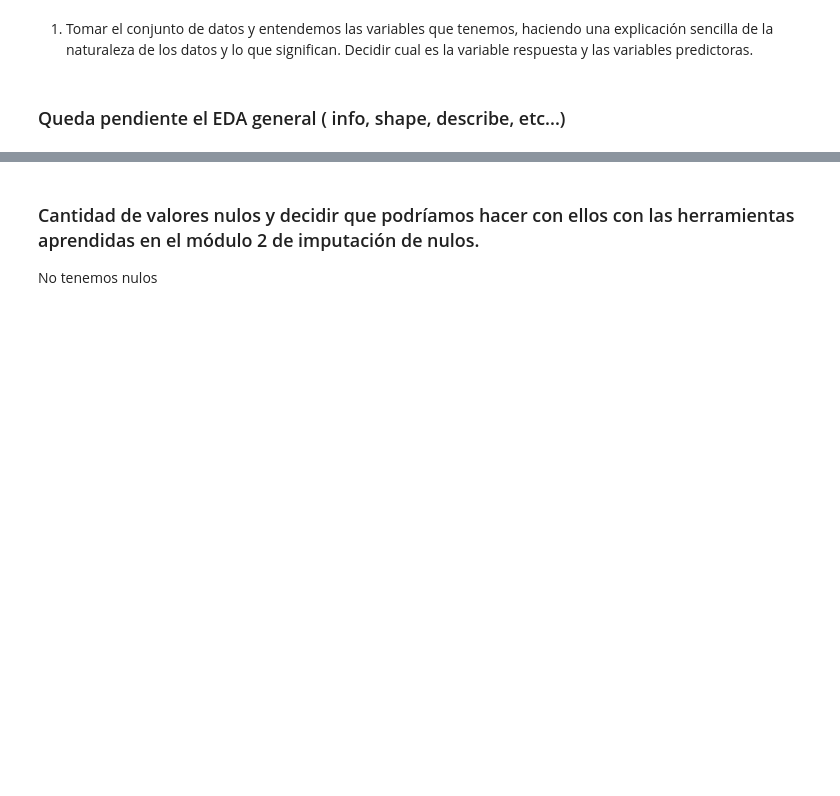
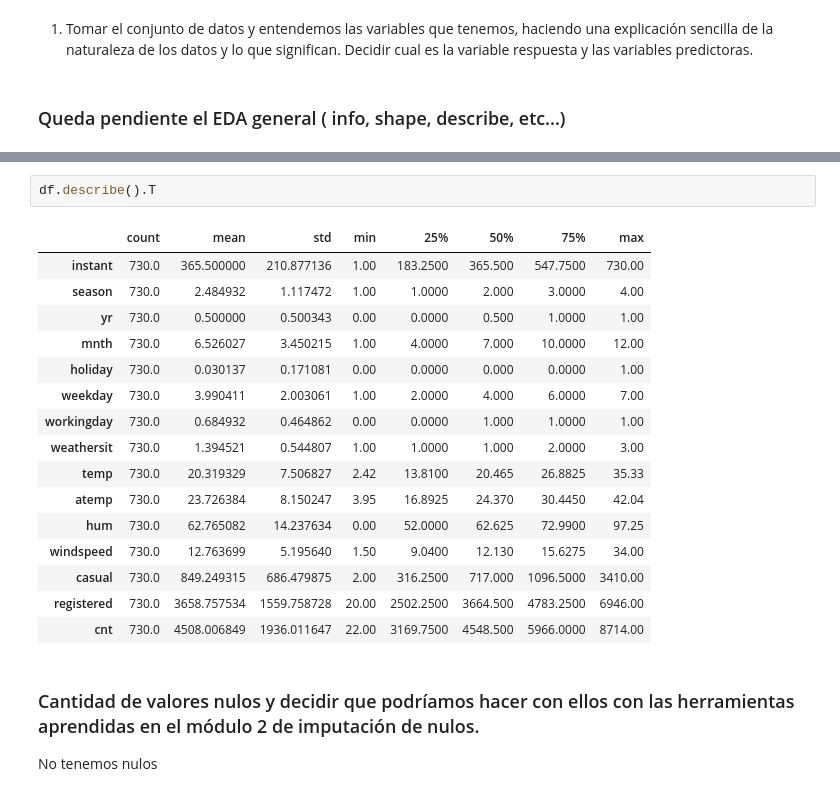
Before and after one commit to Adalab/Adalab-project-da-promo-B-module-3-team-2, a Jupyter notebook: eda.ipynb, the cells around one changed output, grey strips where cells are left out. Saved outputs shown, nothing was run; the diff lists cells and outputs as text; blank space fills up the shorter version.

```diff
--- a/eda.ipynb
+++ b/eda.ipynb
@@ -47,3 +80,22 @@ Decidir cual es la variable respuesta y las variables predictoras.
+# %%
+df.describe().T
+# %% [output]
+|  | count | mean | std | min | 25% | 50% | 75% | max |
+| instant | 730.0 | 365.500000 | 210.877136 | 1.00 | 183.2500 | 365.500 | 547.7500 | 730.00 |
+| season | 730.0 | 2.484932 | 1.117472 | 1.00 | 1.0000 | 2.000 | 3.0000 | 4.00 |
+| yr | 730.0 | 0.500000 | 0.500343 | 0.00 | 0.0000 | 0.500 | 1.0000 | 1.00 |
+| mnth | 730.0 | 6.526027 | 3.450215 | 1.00 | 4.0000 | 7.000 | 10.0000 | 12.00 |
+| holiday | 730.0 | 0.030137 | 0.171081 | 0.00 | 0.0000 | 0.000 | 0.0000 | 1.00 |
+| weekday | 730.0 | 3.990411 | 2.003061 | 1.00 | 2.0000 | 4.000 | 6.0000 | 7.00 |
+| workingday | 730.0 | 0.684932 | 0.464862 | 0.00 | 0.0000 | 1.000 | 1.0000 | 1.00 |
+| weathersit | 730.0 | 1.394521 | 0.544807 | 1.00 | 1.0000 | 1.000 | 2.0000 | 3.00 |
+| temp | 730.0 | 20.319329 | 7.506827 | 2.42 | 13.8100 | 20.465 | 26.8825 | 35.33 |
+| atemp | 730.0 | 23.726384 | 8.150247 | 3.95 | 16.8925 | 24.370 | 30.4450 | 42.04 |
+| hum | 730.0 | 62.765082 | 14.237634 | 0.00 | 52.0000 | 62.625 | 72.9900 | 97.25 |
+| windspeed | 730.0 | 12.763699 | 5.195640 | 1.50 | 9.0400 | 12.130 | 15.6275 | 34.00 |
+| casual | 730.0 | 849.249315 | 686.479875 | 2.00 | 316.2500 | 717.000 | 1096.5000 | 3410.00 |
+| registered | 730.0 | 3658.757534 | 1559.758728 | 20.00 | 2502.2500 | 3664.500 | 4783.2500 | 6946.00 |
+| cnt | 730.0 | 4508.006849 | 1936.011647 | 22.00 | 3169.7500 | 4548.500 | 5966.0000 | 8714.00 |
 # %% [markdown]
 ### Cantidad de valores nulos y decidir que podríamos hacer con ellos con las herramientas aprendidas en el módulo 2 de imputación de nulos.
 
```
Also changed, not shown: parts of 6 cells of this notebook, 3 other files.
